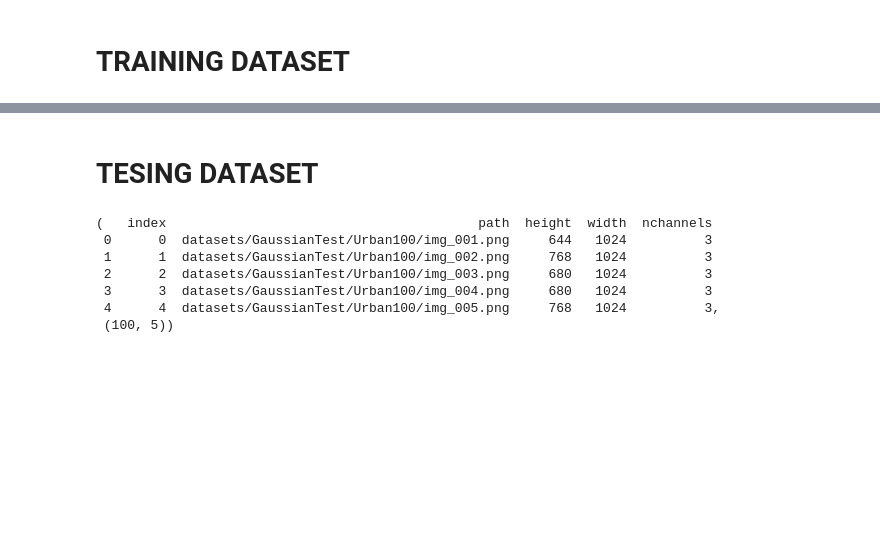
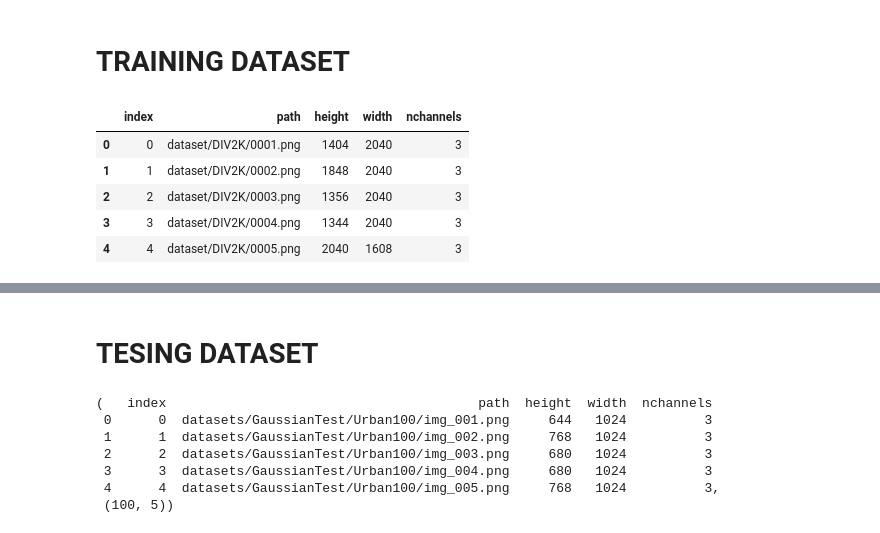
Before and after one commit to tamthuc1995/ImageRestoration-Development-Unrolling, a Jupyter notebook: exploration/2001-create-datasets-info.ipynb, the cells around one changed output, grey strips where cells are left out. Cells and saved outputs as stored; diff of their text form; code cells hidden in the pictures; blank space fills up the shorter version.

```diff
--- a/exploration/2001-create-datasets-info.ipynb
+++ b/exploration/2001-create-datasets-info.ipynb
@@ -33,3 +34,13 @@ for i, path  in enumerate(DIV2K + Flickr2K + WaterlooED + BSD400):
     })
 df_img_info = pd.DataFrame(list_img_info)
 # df_img_info.to_csv("/home/jovyan/shared/Thuc/hoodsgatedrive/projects/datasets/DFWB_training_data_info.csv", index=False)
+# %%
+data = pd.read_csv("/home/jovyan/shared/Thuc/hoodsgatedrive/projects/dataset/DFWB_training_data_info.csv")
+data.head()
+# %% [output]
+|  | index | path | height | width | nchannels |
+| 0 | 0 | dataset/DIV2K/0001.png | 1404 | 2040 | 3 |
+| 1 | 1 | dataset/DIV2K/0002.png | 1848 | 2040 | 3 |
+| 2 | 2 | dataset/DIV2K/0003.png | 1356 | 2040 | 3 |
+| 3 | 3 | dataset/DIV2K/0004.png | 1344 | 2040 | 3 |
+| 4 | 4 | dataset/DIV2K/0005.png | 2040 | 1608 | 3 |
```
Also changed, not shown: parts of 6 cells of this notebook, 10 other files.
